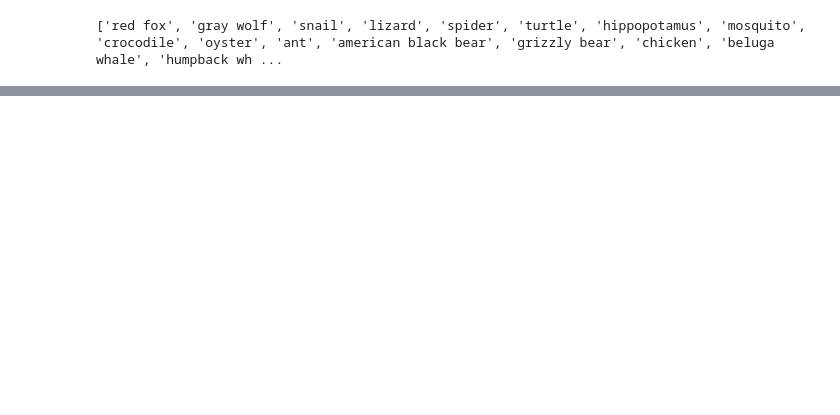
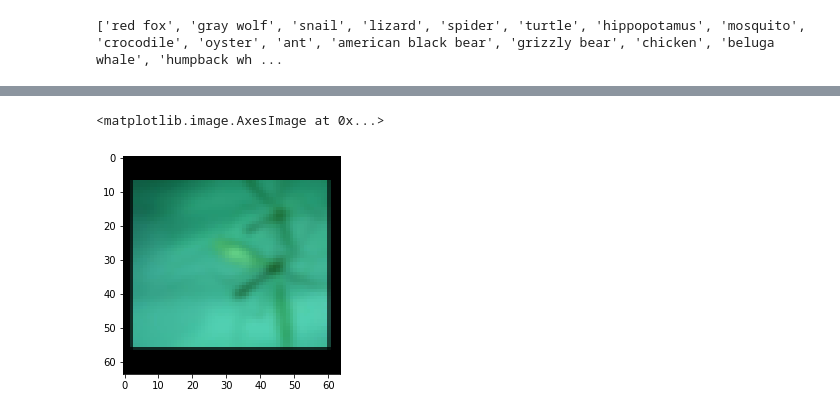
Before and after one commit to leagaze/contrastive-learning, a Jupyter notebook: Projet.ipynb, the cells around one changed output, grey strips where cells are left out. Saved outputs shown, nothing was run; the diff lists cells and outputs as text; code cells hidden in the pictures; blank space fills up the shorter version.

```diff
--- a/Projet.ipynb
+++ b/Projet.ipynb
@@ -213,0 +182,6 @@ plot_training_analysis()
+# %%
+import tensorflow as tf
+#récupération d'un tenseur pour tester notre fonction d'augmentation
+x_lab=tf.cast(x_lab, tf.float32)
+test_tensor=x_lab[1]
+test_tensor=np.array(test_tensor)
@@ -213,0 +221,36 @@ plot_training_analysis()
+# %%
+import albumentations as A
+from albumentations import Compose, GaussianBlur, ColorJitter, CropAndPad, Sequential
+
+def gen_augmentation(batch):
+    """
+    On prend en entrée une image, sous forme de np array 3 dimensions. On applique une séquence de transformations et on retourne l'image augmentée.
+    """
+    aug_batch=[]
+    for i in range(len(batch)) :
+        x=np.array(batch[i],dtype='uint8')
+        data={'image':x}#.reshape(64,64,3)/255.
+        transforms = Compose([
+                Sequential([
+                #Rotate(limit=40),
+                #HorizontalFlip(),
+                #HueSaturationValue(hue_shift_limit=1, sat_shift_limit=1, val_shift_limit=1, p=0.5),
+                    GaussianBlur(),
+                    ColorJitter(),
+                    CropAndPad(px=(0,20))
+                    ])
+                ])
+        aug_data=transforms(**data)
+        aug_img=aug_data['image']
+        aug_batch.append(aug_img)
+    return np.array(aug_batch)
+# %%
+#puis on test avec notre tenseur test_tensor
+augm_batch=gen_augmentation(x_lab[0:20])
+
+
+#affichage des résultats
+plt.imshow(augm_batch[3])
+# %% [output]
+<matplotlib.image.AxesImage at 0x...>
+[figure, added]
```
Also changed, not shown: parts of 25 cells of this notebook.
